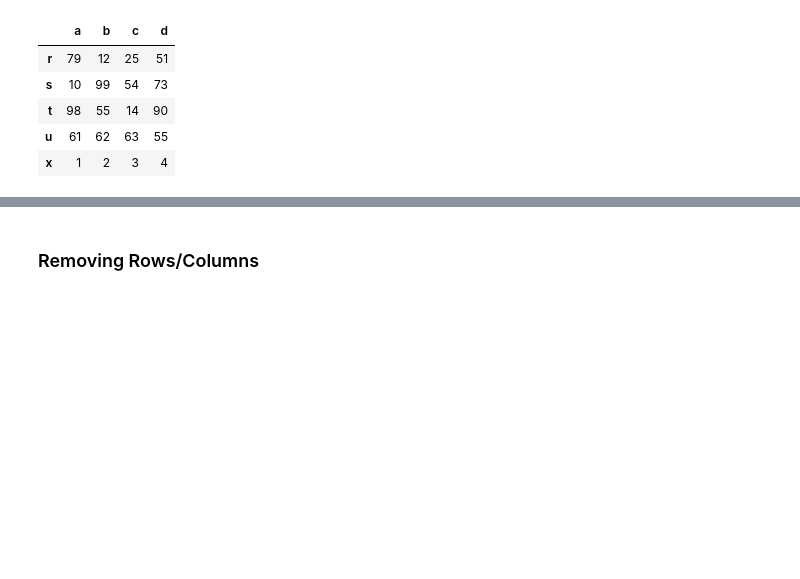
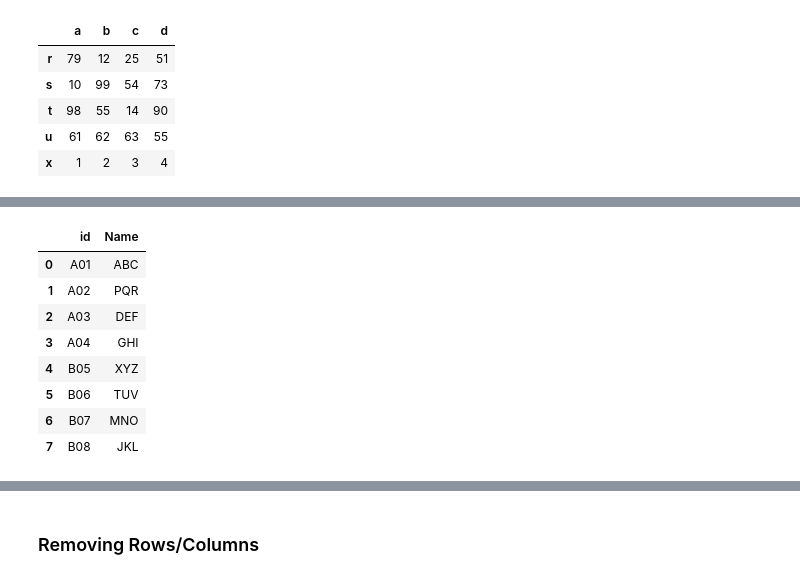
Before and after one commit to dev-SR/machine-learning, a Jupyter notebook: 01pandas/pandas.ipynb, the cells around one changed output, grey strips where cells are left out. Cells and saved outputs as stored; diff of their text form; code cells hidden in the pictures; blank space fills up the shorter version.

```diff
--- a/01pandas/pandas.ipynb
+++ b/01pandas/pandas.ipynb
@@ -1433,0 +1457,12 @@ df.tail()
+# %%
+pd.concat(frames,ignore_index = True)
+# %% [output]
+|  | id | Name |
+| 0 | A01 | ABC |
+| 1 | A02 | PQR |
+| 2 | A03 | DEF |
+| 3 | A04 | GHI |
+| 4 | B05 | XYZ |
+| 5 | B06 | TUV |
+| 6 | B07 | MNO |
+| 7 | B08 | JKL |
```
Also changed, not shown: parts of 44 cells of this notebook, 2 other files.
